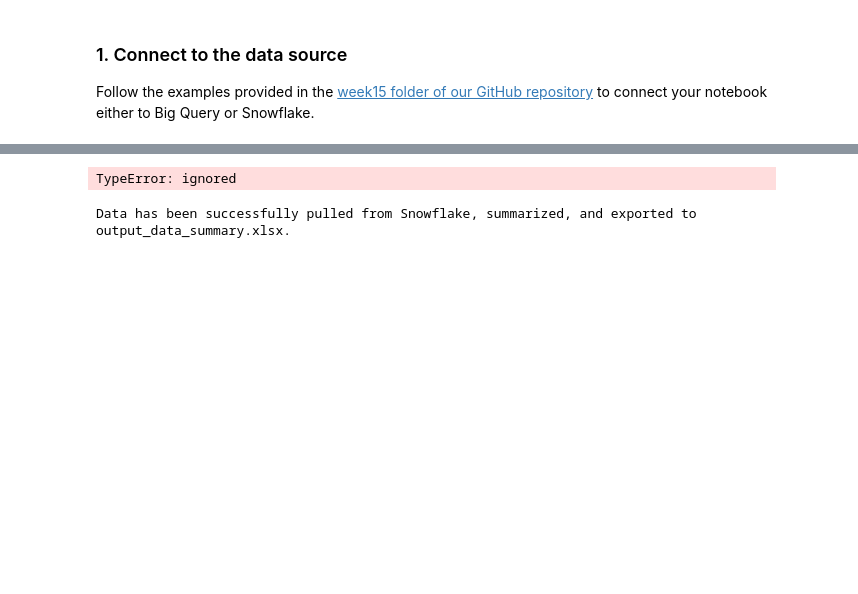
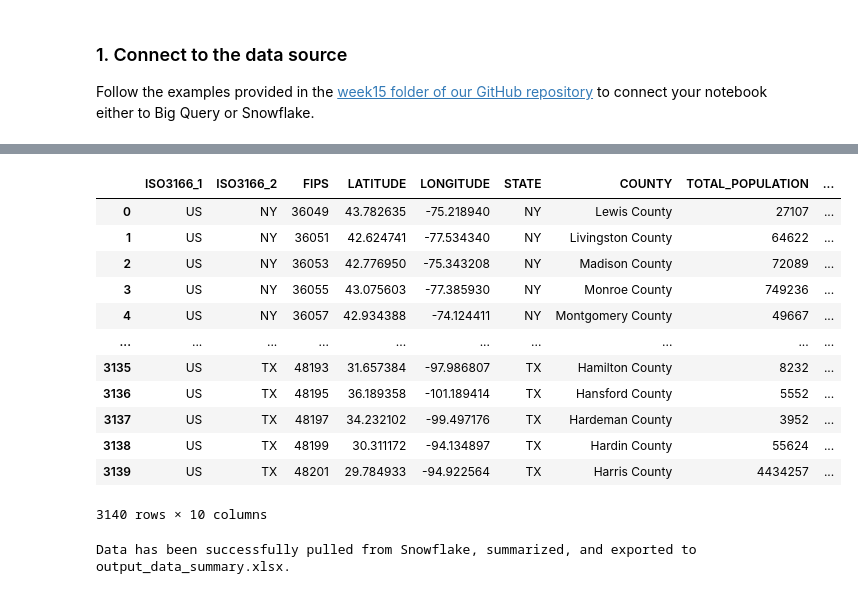
Before and after one commit to Diwakarmogarala/hds5210-2023, a Jupyter notebook: week15/week15_assignment_2.ipynb, the cells around one changed output, grey strips where cells are left out. Drawn from its saved outputs; the diff is of its cells as text; code cells hidden in the pictures; blank space fills up the shorter version.

```diff
--- a/week15/week15_assignment_2.ipynb
+++ b/week15/week15_assignment_2.ipynb
@@ -51,16 +50,38 @@ con = {'user':snowflake_username,
     }
 # %%
-with snowflake.connector.connect(con) as con:
+with snowflake.connector.connect(
+        user=snowflake_details['user'],
+        password=snowflake_details['password'],
+        account=snowflake_details['account'],
+        warehouse=snowflake_details['warehouse'],
+        database=snowflake_details['database'],
+        schema=snowflake_details['schema']
+) as con:
+
   # Create a cursor object
   cursor = con.cursor()
 
   # Execute the query
-  cursor.execute(con['session_parameters'])
+  cursor.execute(snowflake_query)
 
   # Fetch all the results into a Pandas DataFrame
   data = cursor.fetch_pandas_all()
-# %% [output]
-TypeError: ignored
+# %%
+data
+# %% [output]
+|  | ISO3166_1 | ISO3166_2 | FIPS | LATITUDE | LONGITUDE | STATE | COUNTY | TOTAL_POPULATION | ... |
+| 0 | US | NY | 36049 | 43.782635 | -75.218940 | NY | Lewis County | 27107 | ... |
+| 1 | US | NY | 36051 | 42.624741 | -77.534340 | NY | Livingston County | 64622 | ... |
+| 2 | US | NY | 36053 | 42.776950 | -75.343208 | NY | Madison County | 72089 | ... |
+| 3 | US | NY | 36055 | 43.075603 | -77.385930 | NY | Monroe County | 749236 | ... |
+| 4 | US | NY | 36057 | 42.934388 | -74.124411 | NY | Montgomery County | 49667 | ... |
+| ... | ... | ... | ... | ... | ... | ... | ... | ... | ... |
+| 3135 | US | TX | 48193 | 31.657384 | -97.986807 | TX | Hamilton County | 8232 | ... |
+| 3136 | US | TX | 48195 | 36.189358 | -101.189414 | TX | Hansford County | 5552 | ... |
+| 3137 | US | TX | 48197 | 34.232102 | -99.497176 | TX | Hardeman County | 3952 | ... |
+| 3138 | US | TX | 48199 | 30.311172 | -94.134897 | TX | Hardin County | 55624 | ... |
+| 3139 | US | TX | 48201 | 29.784933 | -94.922564 | TX | Harris County | 4434257 | ... |
+3140 rows × 10 columns
 # %%
 # Import necessary libraries
 import pandas as pd
```
Also changed, not shown: parts of 1 cell of this notebook.
